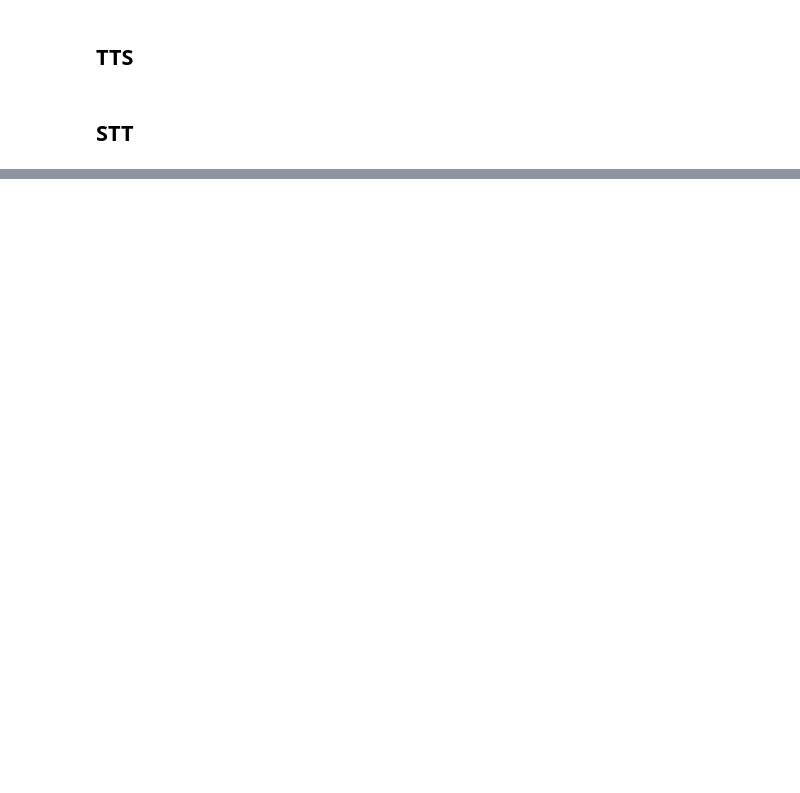
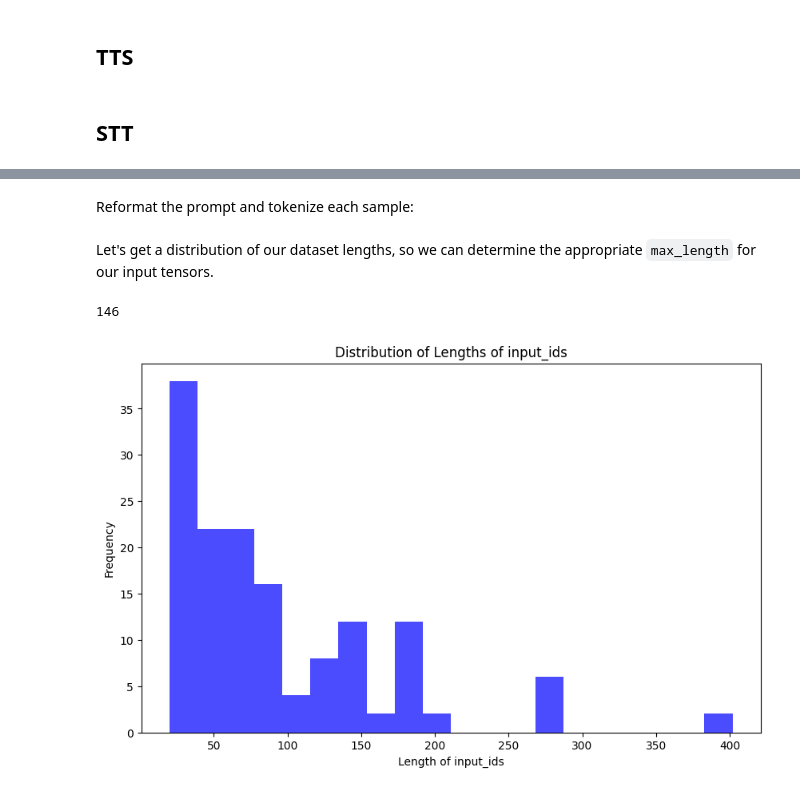
Before and after one commit to TechtenPlanet/AfricAIED_SASEK, a Jupyter notebook: api/NSMQ_GYM_server_notebook.ipynb, the cells around one changed output, grey strips where cells are left out. Saved outputs shown, nothing was run; the diff lists cells and outputs as text; code cells hidden in the pictures; blank space fills up the shorter version.

```diff
--- a/api/NSMQ_GYM_server_notebook.ipynb
+++ b/api/NSMQ_GYM_server_notebook.ipynb
@@ -438,0 +261,13 @@ print(result[0]['generated_text'])
+# %%
+import torch
+from transformers import AutoTokenizer, AutoModelForCausalLM, BitsAndBytesConfig
+
+base_model_id = "mistralai/Mistral-7B-v0.1"
+bnb_config = BitsAndBytesConfig(
+    load_in_4bit=True,
+    bnb_4bit_use_double_quant=True,
+    bnb_4bit_quant_type="nf4",
+    bnb_4bit_compute_dtype=torch.bfloat16
+)
+
+model = AutoModelForCausalLM.from_pretrained(base_model_id, quantization_config=bnb_config, device_map="auto")
@@ -438,0 +288,38 @@ print(result[0]['generated_text'])
+# %%
+tokenizer = AutoTokenizer.from_pretrained(
+    base_model_id,
+    padding_side="left",
+    add_eos_token=True,
+    add_bos_token=True,
+)
+tokenizer.pad_token = tokenizer.eos_token
+
+def generate_and_tokenize_prompt(prompt):
+    return tokenizer(formatting_func(prompt))
+# %% [markdown]
+Reformat the prompt and tokenize each sample:
+# %%
+tokenized_train_dataset = train_dataset.map(generate_and_tokenize_prompt)
+tokenized_val_dataset = eval_dataset.map(generate_and_tokenize_prompt)
+# %% [markdown]
+Let's get a distribution of our dataset lengths, so we can determine the appropriate `max_length` for our input tensors.
+# %%
+import matplotlib.pyplot as plt
+
+def plot_data_lengths(tokenized_train_dataset, tokenized_val_dataset):
+    lengths = [len(x['input_ids']) for x in tokenized_train_dataset]
+    lengths += [len(x['input_ids']) for x in tokenized_val_dataset]
+    print(len(lengths))
+
+    # Plotting the histogram
+    plt.figure(figsize=(10, 6))
+    plt.hist(lengths, bins=20, alpha=0.7, color='blue')
+    plt.xlabel('Length of input_ids')
+    plt.ylabel('Frequency')
+    plt.title('Distribution of Lengths of input_ids')
+    plt.show()
+
+plot_data_lengths(tokenized_train_dataset, tokenized_val_dataset)
+# %% [output]
+146
+[figure, added]
```
Also changed, not shown: parts of 64 cells of this notebook.
